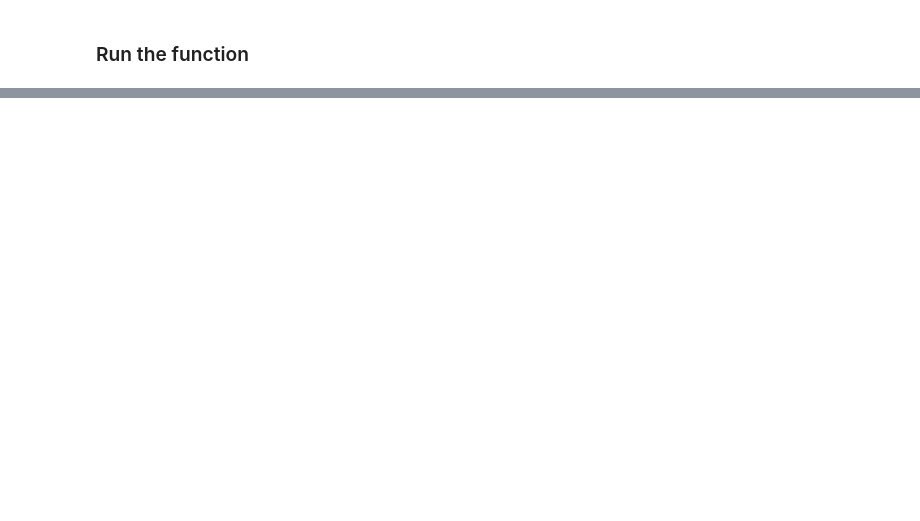
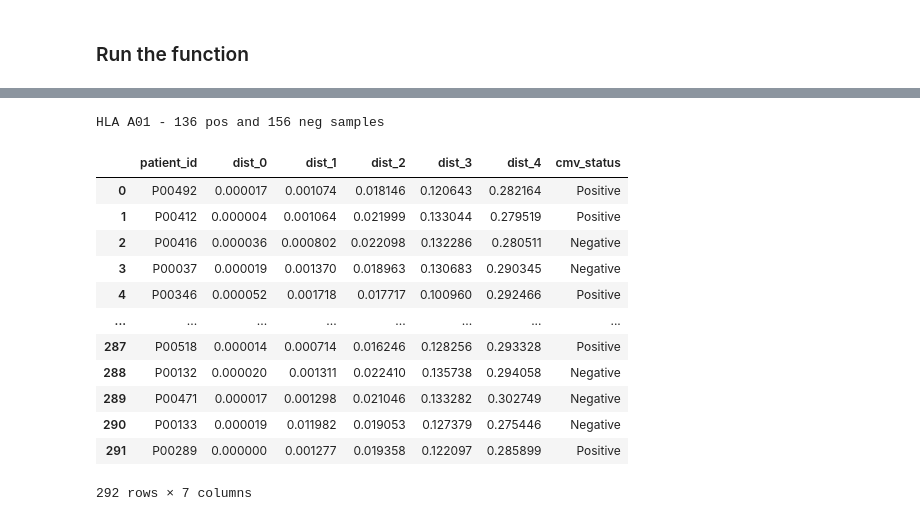
Before and after one commit to ishaharris/TCR-Isha, a Jupyter notebook: notebooks/levenshtein_clean.ipynb, the cells around one changed output, grey strips where cells are left out. Drawn from its saved outputs; the diff is of its cells as text; code cells hidden in the pictures; blank space fills up the shorter version.

Commit message:
need to get into the practice of committing more often

```diff
--- a/notebooks/levenshtein_clean.ipynb
+++ b/notebooks/levenshtein_clean.ipynb
@@ -185,0 +446,53 @@ compute_freqs_and_contributors(
+# %%
+hla = 'A*02'
+
+metadata = pd.read_csv("/Users/ishaharris/Projects/TCR/TCR-Isha/data/Repertoires/Cohort01_whole_metadata.tsv", sep="\t")
+metadata_annotat = metadata[metadata['sample_tags'].str.contains(f'HLA-{hla}',case=False, regex = False)]
+metadata_annotat = metadata_annotat[metadata_annotat['sample_tags'].str.contains(r'\bcytomegalovirus|CMV\b', case=False, na=False)]
+metadata_annotat = metadata_annotat.reset_index(drop=True)
+
+file_names = [name + '.slim.tsv' for name in metadata_annotat['sample_name'].tolist()]
+
+# pos and neg names
+#Extract pos and neg patient IDs
+pos_names = metadata_annotat[metadata_annotat['sample_tags'].str.contains(r'\bcytomegalovirus \+|CMV \+\b', case=False, na=False)]
+neg_names = metadata_annotat[metadata_annotat['sample_tags'].str.contains(r'\bcytomegalovirus -|CMV -\b', case=False, na=False)]
+
+# #Turn into file names
+# pos_names = [name + '.slim.tsv' for name in pos_names['sample_name'].tolist()]
+# neg_names = [name + '.slim.tsv' for name in neg_names['sample_name'].tolist()]
+
+pos_names = pos_names['sample_name'].tolist()
+neg_names = neg_names['sample_name'].tolist()
+
+print(f'HLA {hla_name} - {len(pos_names)} pos and {len(neg_names)} neg samples')
+# %% [output]
+HLA A01 - 136 pos and 156 neg samples
+# %%
+## Add CMV status
+
+leven_freq['patient_id'] = leven_freq['patient_id'].str.split('.').str[0]
+pos_names_stripped = [name.split('.')[0] for name in pos_names]
+neg_names_stripped = [name.split('.')[0] for name in neg_names]
+
+leven_freq['cmv_status'] = np.where(
+    leven_freq['patient_id'].isin(pos_names),
+    'Positive',
+    np.where(leven_freq['patient_id'].isin(neg_names), 'Negative', 'unknown')
+)
+
+leven_freq
+# %% [output]
+|  | patient_id | dist_0 | dist_1 | dist_2 | dist_3 | dist_4 | cmv_status |
+| 0 | P00492 | 0.000017 | 0.001074 | 0.018146 | 0.120643 | 0.282164 | Positive |
+| 1 | P00412 | 0.000004 | 0.001064 | 0.021999 | 0.133044 | 0.279519 | Positive |
+| 2 | P00416 | 0.000036 | 0.000802 | 0.022098 | 0.132286 | 0.280511 | Negative |
+| 3 | P00037 | 0.000019 | 0.001370 | 0.018963 | 0.130683 | 0.290345 | Negative |
+| 4 | P00346 | 0.000052 | 0.001718 | 0.017717 | 0.100960 | 0.292466 | Positive |
+| ... | ... | ... | ... | ... | ... | ... | ... |
+| 287 | P00518 | 0.000014 | 0.000714 | 0.016246 | 0.128256 | 0.293328 | Positive |
+| 288 | P00132 | 0.000020 | 0.001311 | 0.022410 | 0.135738 | 0.294058 | Negative |
+| 289 | P00471 | 0.000017 | 0.001298 | 0.021046 | 0.133282 | 0.302749 | Negative |
+| 290 | P00133 | 0.000019 | 0.011982 | 0.019053 | 0.127379 | 0.275446 | Negative |
+| 291 | P00289 | 0.000000 | 0.001277 | 0.019358 | 0.122097 | 0.285899 | Positive |
+292 rows × 7 columns
```
Also changed, not shown: parts of 16 cells of this notebook, 59 other files.
